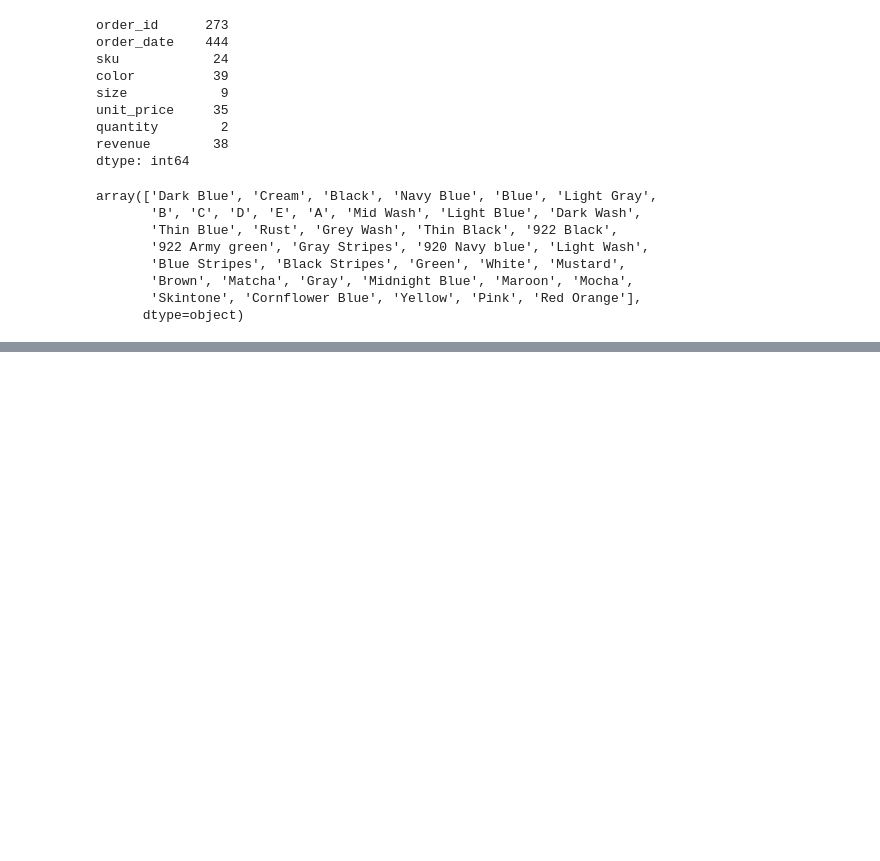
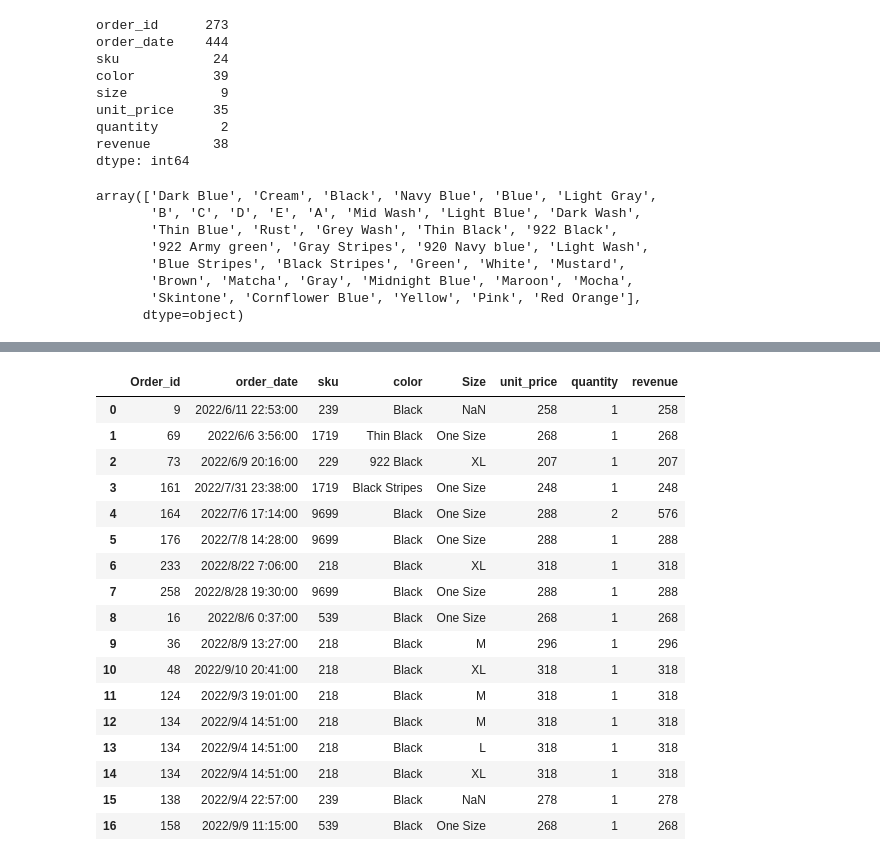
Before and after one commit to nayana142/Data-Science-Progression, a Jupyter notebook: 2. Pandas/Women_clothing.ipynb, the cells around one changed output, grey strips where cells are left out. Drawn from its saved outputs; the diff is of its cells as text; code cells hidden in the pictures; blank space fills up the shorter version.

```diff
--- a/2. Pandas/Women_clothing.ipynb
+++ b/2. Pandas/Women_clothing.ipynb
@@ -547,0 +676,2 @@ array(['Dark Blue', 'Cream', 'Black', 'Navy Blue', 'Blue', 'Light Gray',
+# %%
+data['revenue+1']=data['revenue']+500
@@ -547,0 +696,2 @@ array(['Dark Blue', 'Cream', 'Black', 'Navy Blue', 'Blue', 'Light Gray',
+# %%
+data['revenue*3']=data['revenue']*3
@@ -547,0 +720,2 @@ array(['Dark Blue', 'Cream', 'Black', 'Navy Blue', 'Blue', 'Light Gray',
+# %%
+data.drop(columns=['revenue+1', 'revenue*3'],inplace=True,axis=1)
@@ -547,0 +1047,23 @@ array(['Dark Blue', 'Cream', 'Black', 'Navy Blue', 'Blue', 'Light Gray',
+# %%
+black=data[data['color'].isin(['Black','Thin Black', '922 Black','Black Stripes'])].reset_index(drop=True)
+# %%
+black
+# %% [output]
+|  | Order_id | order_date | sku | color | Size | unit_price | quantity | revenue |
+| 0 | 9 | 2022/6/11 22:53:00 | 239 | Black | NaN | 258 | 1 | 258 |
+| 1 | 69 | 2022/6/6 3:56:00 | 1719 | Thin Black | One Size | 268 | 1 | 268 |
+| 2 | 73 | 2022/6/9 20:16:00 | 229 | 922 Black | XL | 207 | 1 | 207 |
+| 3 | 161 | 2022/7/31 23:38:00 | 1719 | Black Stripes | One Size | 248 | 1 | 248 |
+| 4 | 164 | 2022/7/6 17:14:00 | 9699 | Black | One Size | 288 | 2 | 576 |
+| 5 | 176 | 2022/7/8 14:28:00 | 9699 | Black | One Size | 288 | 1 | 288 |
+| 6 | 233 | 2022/8/22 7:06:00 | 218 | Black | XL | 318 | 1 | 318 |
+| 7 | 258 | 2022/8/28 19:30:00 | 9699 | Black | One Size | 288 | 1 | 288 |
+| 8 | 16 | 2022/8/6 0:37:00 | 539 | Black | One Size | 268 | 1 | 268 |
+| 9 | 36 | 2022/8/9 13:27:00 | 218 | Black | M | 296 | 1 | 296 |
+| 10 | 48 | 2022/9/10 20:41:00 | 218 | Black | XL | 318 | 1 | 318 |
+| 11 | 124 | 2022/9/3 19:01:00 | 218 | Black | M | 318 | 1 | 318 |
+| 12 | 134 | 2022/9/4 14:51:00 | 218 | Black | M | 318 | 1 | 318 |
+| 13 | 134 | 2022/9/4 14:51:00 | 218 | Black | L | 318 | 1 | 318 |
+| 14 | 134 | 2022/9/4 14:51:00 | 218 | Black | XL | 318 | 1 | 318 |
+| 15 | 138 | 2022/9/4 22:57:00 | 239 | Black | NaN | 278 | 1 | 278 |
+| 16 | 158 | 2022/9/9 11:15:00 | 539 | Black | One Size | 268 | 1 | 268 |
```
Also changed, not shown: parts of 114 cells of this notebook, 18 other files.
